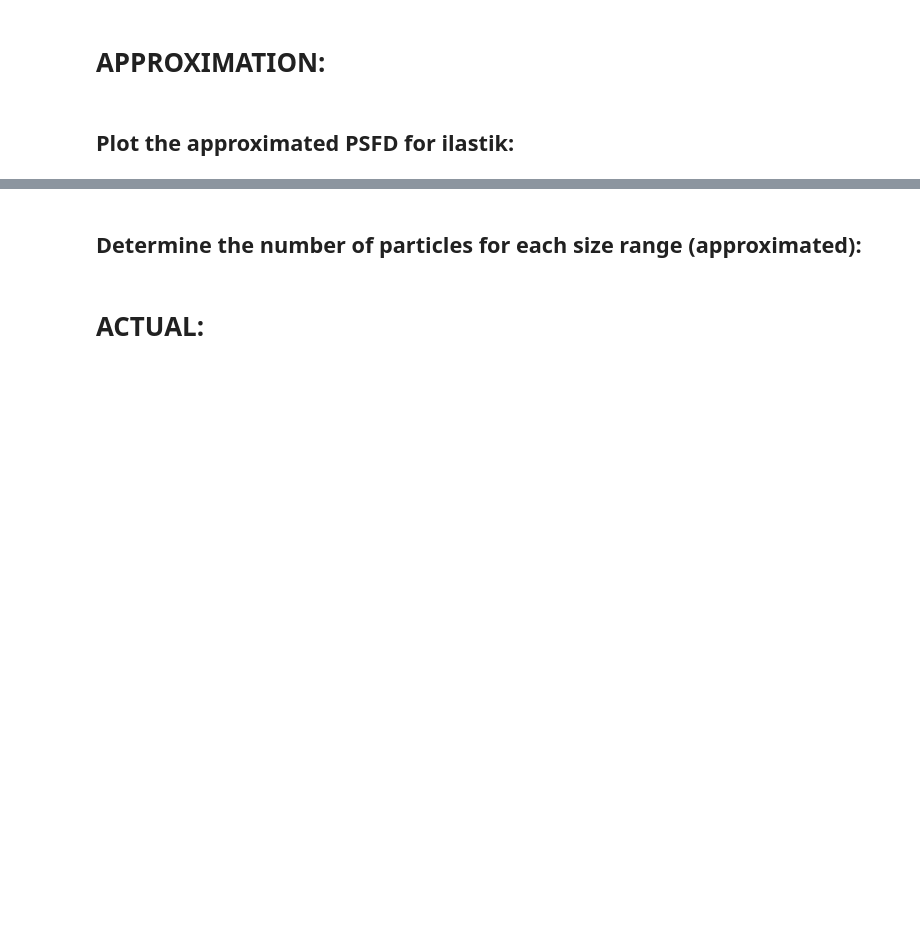
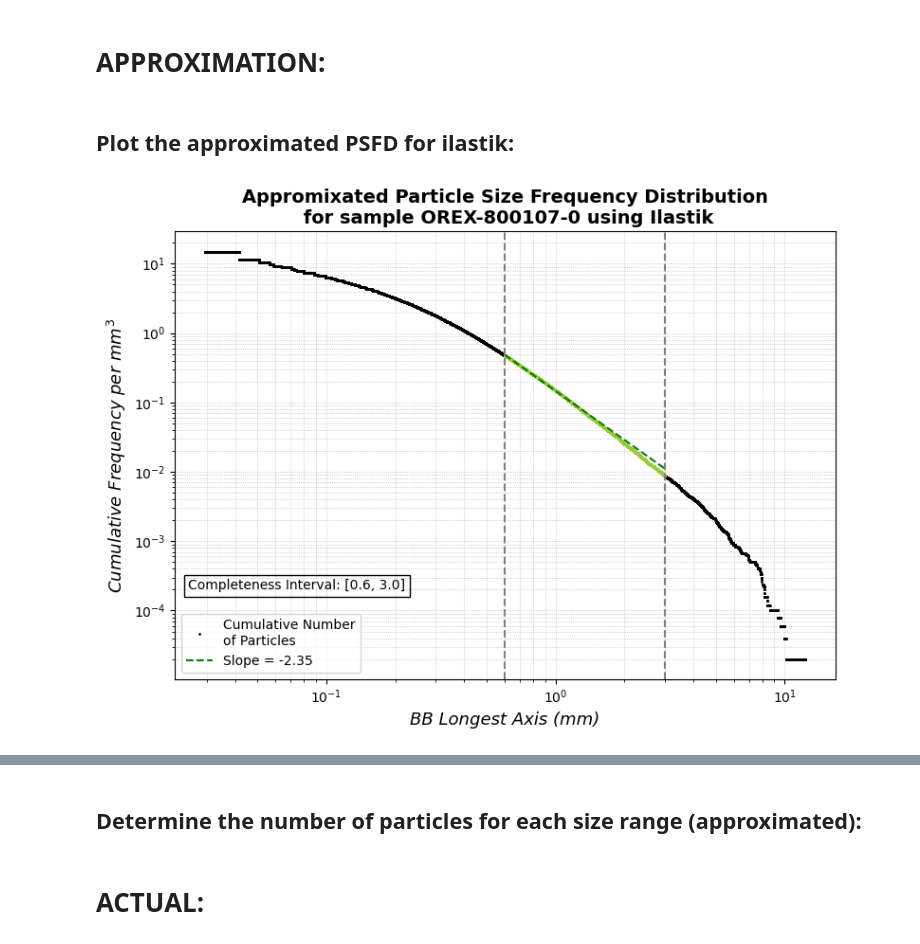
Before and after one commit to savannahsmith8/OSIRIS-REx_PSFD, a Jupyter notebook: Source/OREx_ilastikPSFD.ipynb, the cells around one changed output, grey strips where cells are left out. Drawn from its saved outputs; the diff is of its cells as text; code cells hidden in the pictures; blank space fills up the shorter version.

```diff
--- a/Source/OREx_ilastikPSFD.ipynb
+++ b/Source/OREx_ilastikPSFD.ipynb
@@ -274,8 +371,8 @@ Plot the approximated PSFD for ilastik:
 SampleVolume = 5e4   # in mm^3
 
 # define the x-range for fitting the linear slope accurately
-xmin_fit = 0.5
-xmax_fit = 2.0
+xmin_fit = 0.6
+xmax_fit = 3.0
 
 # create log-spaced bins for histogram plotting
 bins = np.logspace(np.log10(min(BBLongestAxes)), np.log10(max(BBLongestAxes)), 10000)
@@ -291,35 +388,42 @@ y = CumulativeCounts[mask]
 
 # mask the data to be within the selected x-range for accurate fitting
 # used to find the slope only based on the portion of the plot that is linear
 mask2 = (x >= xmin_fit) & (x <= xmax_fit)
 x_fit = x[mask2]
 y_fit = y[mask2]
 
 # fit the curve to the dataset
 parameters, _ = curve_fit(PowerLaw, x_fit, y_fit, p0=[0.12, -2])
 a, b = parameters
 
 # compute y=mx+b line for slope
 x_line = np.logspace(np.log10(xmin_fit), np.log10(xmax_fit), 100)
 y_line = PowerLaw(x_line, a, b)
 
+
 # plot the PSFD
 plt.figure(figsize=(8,6))
 plt.loglog(x, y, 'o', ms=1, label='Cumulative Number\nof Particles', color='black')
+
 # highlight portion of the data that contributes to the slope
 plt.loglog(x_fit, y_fit, 'o', ms=1, color='yellowgreen')
 plt.loglog(x_line, y_line, ls='--', ms=10, label=f"Slope = {b:.2f}", color='green')
+
 # labels and organization
 plt.xlabel("BB Longest Axis (mm)", fontsize=13).set_style('italic')
 plt.ylabel(f"Cumulative Frequency per $mm^3$", fontsize=13).set_style('italic')
 plt.title("Appromixated Particle Size Frequency Distribution\n for sample OREX-800107-0 using Ilastik", fontsize=14, weight='bold')
+plt.text(0.025,0.0002,f"Completeness Interval: [{xmin_fit}, {xmax_fit}]", bbox=dict(facecolor='none', edgecolor='black', boxstyle='square'))
+
 plt.grid(True, which='both', linestyle=':', linewidth=0.5)
-plt.axvline(x = xmin_fit, color = 'black', linestyle='--')
-plt.axvline(x = xmax_fit, color = 'black', linestyle='--')
+plt.axvline(x = xmin_fit, color = 'gray', linestyle='--')
+plt.axvline(x = xmax_fit, color = 'gray', linestyle='--')
 plt.legend()
 plt.tight_layout()
 plt.savefig('PSFD_OREX-800107-0_ilastik_boundingbox.png')
 plt.show()
+# %% [output]
+[figure, added]
 # %%
 # CALCULATING ERROR WITH BOOTSTRAP METHOD FROM CLAUSSET ET AL.
 
```
Also changed, not shown: parts of 11 cells of this notebook.
